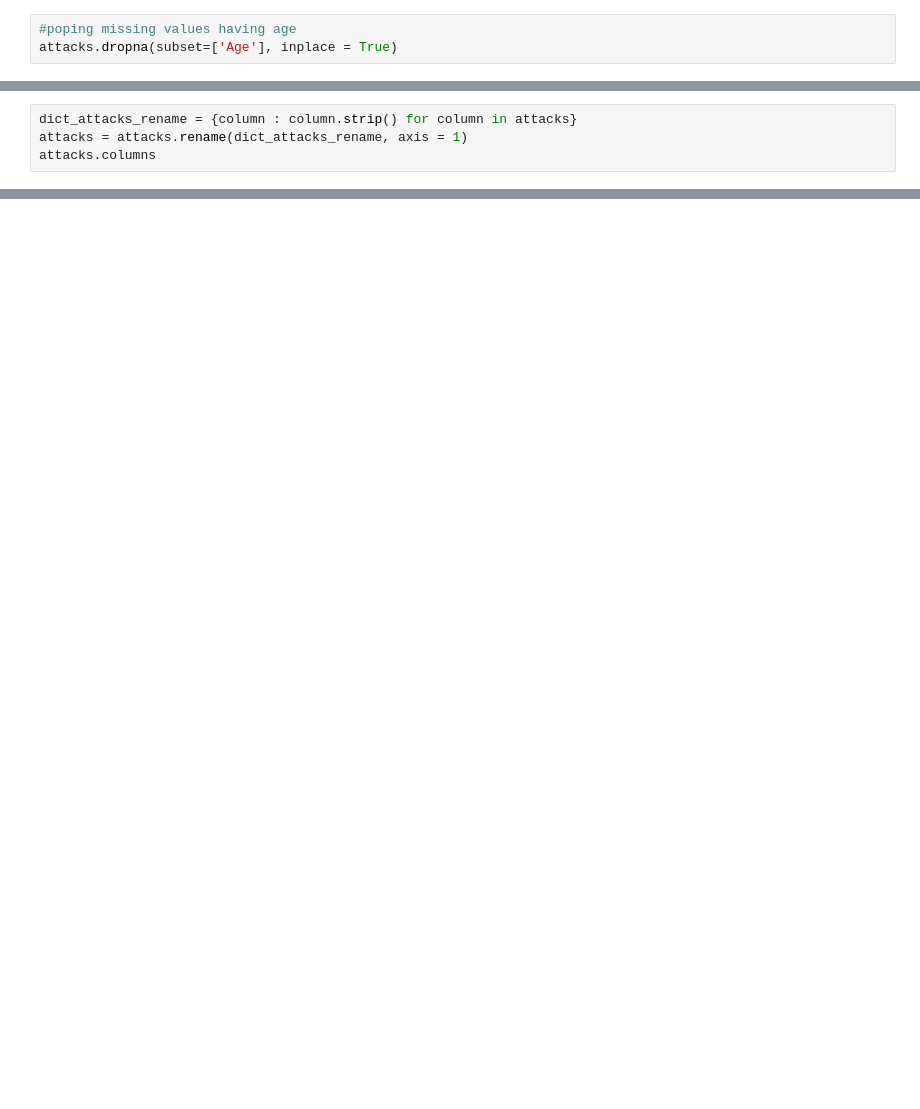
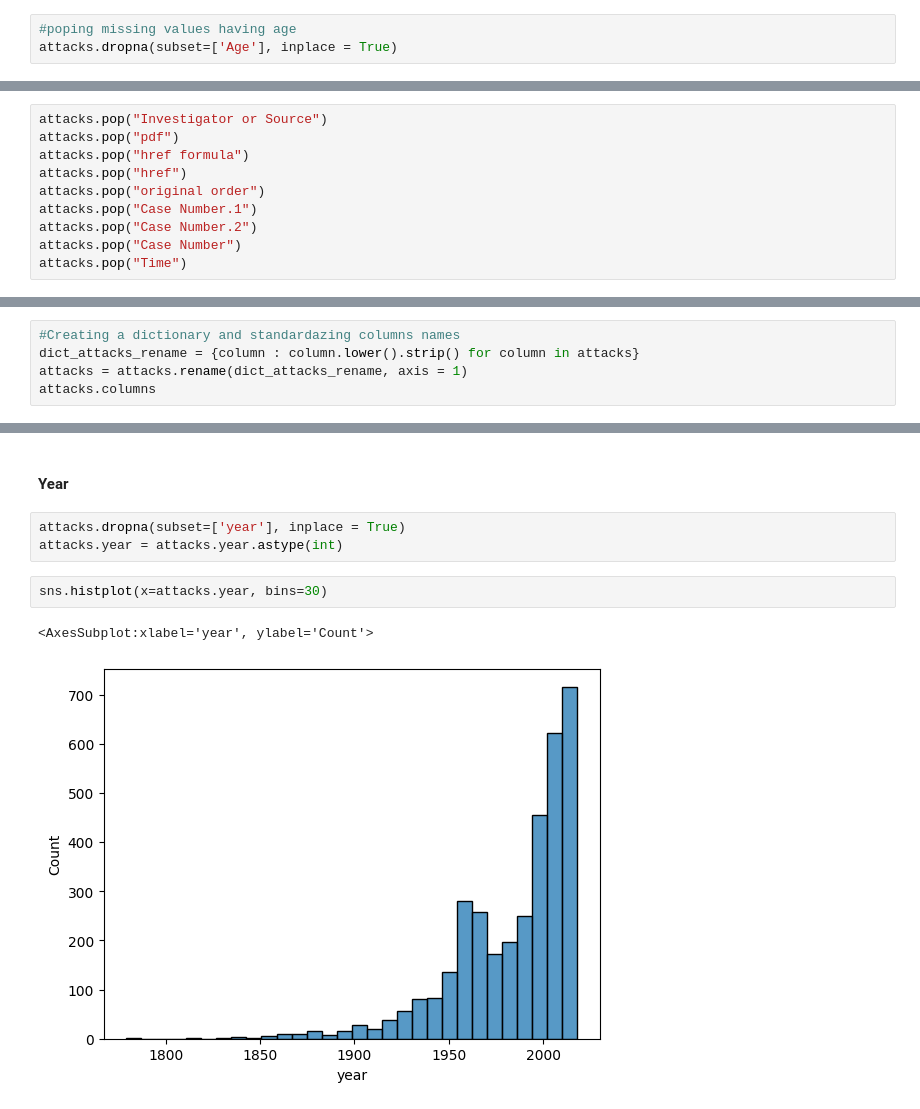
Before and after one commit to ju-br/Cleaning-data-and-evidence-based-insights-Shark-Attack-Project, a Jupyter notebook: Project 1 - Shark attack.ipynb, the cells around one changed output, grey strips where cells are left out. Saved outputs shown, nothing was run; the diff lists cells and outputs as text; blank space fills up the shorter version.

```diff
--- a/Project 1 - Shark attack.ipynb
+++ b/Project 1 - Shark attack.ipynb
@@ -191,0 +171,10 @@ print(Nan_attack_percentage['Missing %'].min())
+# %%
+attacks.pop("Investigator or Source")
+attacks.pop("pdf")
+attacks.pop("href formula")
+attacks.pop("href")
+attacks.pop("original order")
+attacks.pop("Case Number.1")
+attacks.pop("Case Number.2")
+attacks.pop("Case Number")
+attacks.pop("Time")
@@ -224,5 +229,6 @@ Name: 0, dtype: object
 # %%
-dict_attacks_rename = {column : column.strip() for column in attacks}
+#Creating a dictionary and standardazing columns names
+dict_attacks_rename = {column : column.lower().strip() for column in attacks}
 attacks = attacks.rename(dict_attacks_rename, axis = 1)
 attacks.columns
 # %% [output]
@@ -251,0 +304,10 @@ array(['White shark', nan, 'Tiger shark', ..., "Nurse shark, 2.1 m [7'] ",
+# %% [markdown]
+#### Year
+# %%
+attacks.dropna(subset=['year'], inplace = True)
+attacks.year = attacks.year.astype(int)
+# %%
+sns.histplot(x=attacks.year, bins=30)
+# %% [output]
+<AxesSubplot:xlabel='year', ylabel='Count'>
+[figure, added]
```
Also changed, not shown: parts of 30 cells of this notebook.
